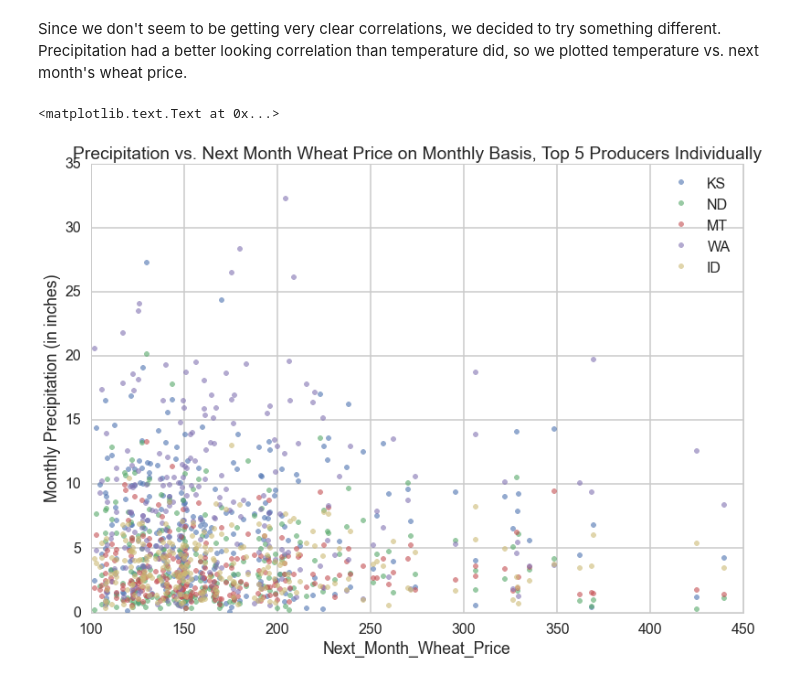
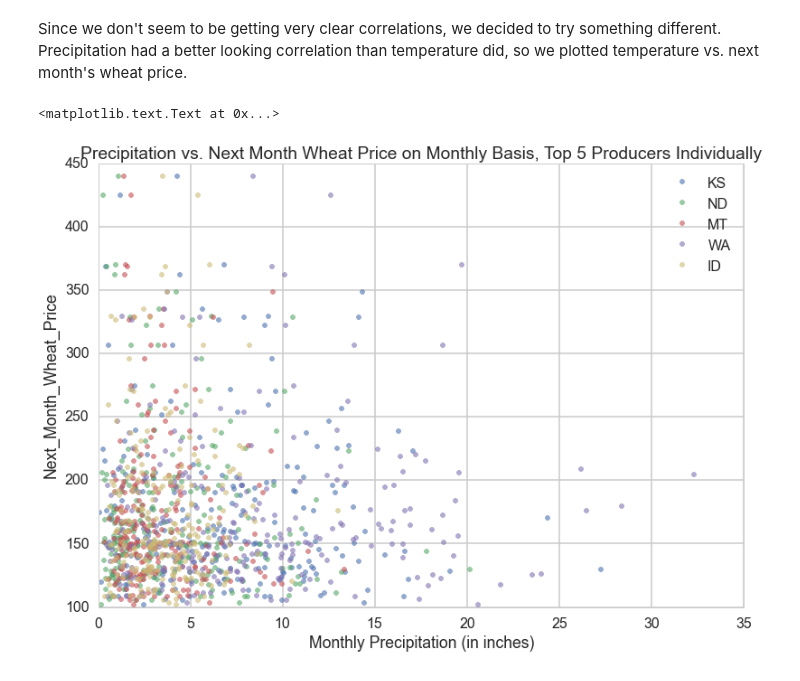
Before and after one commit to dwang953/109-Project, a Jupyter notebook: working_notebooks/Exploratory Data Analysis.ipynb, the cells around one changed output. Drawn from its saved outputs; the diff is of its cells as text; code cells hidden in the pictures.

```diff
--- a/working_notebooks/Exploratory Data Analysis.ipynb
+++ b/working_notebooks/Exploratory Data Analysis.ipynb
@@ -338,18 +338,18 @@ next_price.append(next_price[-1])
 dftouse['Next_Price']=next_price
 # %%
 #Top 5 wheat producers, individually
-plt.xlabel('Next_Month_Wheat_Price')
-plt.ylabel('Monthly Precipitation (in inches)')
-plt.plot(dftouse['Next_Price'],dftouse["KS_P"], '.', alpha=.6)
-plt.plot(dftouse['Next_Price'],dftouse["ND_P"], '.', alpha=.6)
-plt.plot(dftouse['Next_Price'],dftouse["MT_P"], '.', alpha=.6)
-plt.plot(dftouse['Next_Price'],dftouse["WA_P"], '.', alpha=.6)
-plt.plot(dftouse['Next_Price'],dftouse["ID_P"], '.', alpha=.6)
+plt.ylabel('Next_Month_Wheat_Price($)')
+plt.xlabel('Monthly Precipitation (in inches)')
+plt.plot(dftouse["KS_P"],dftouse['Next_Price'], '.', alpha=.6)
+plt.plot(dftouse["ND_P"],dftouse['Next_Price'], '.', alpha=.6)
+plt.plot(dftouse["MT_P"],dftouse['Next_Price'], '.', alpha=.6)
+plt.plot(dftouse["WA_P"],dftouse['Next_Price'], '.', alpha=.6)
+plt.plot(dftouse["ID_P"],dftouse['Next_Price'], '.', alpha=.6)
 states = ['KS','ND','MT','WA','ID']
 plt.legend(states)
 plt.title('Precipitation vs. Next Month Wheat Price on Monthly Basis, Top 5 Producers Individually')
 # %% [output]
 <matplotlib.text.Text at 0x...>
-[figure, old version]
+[figure, new version]
 # %%
 plt.plot(dftouse[["KS_P", "MT_P","ND_P","WA_P","ID_P"]].mean(axis=1),dftouse['Next_Price'],'.')
```
Also changed, not shown: parts of 2 cells of this notebook.
